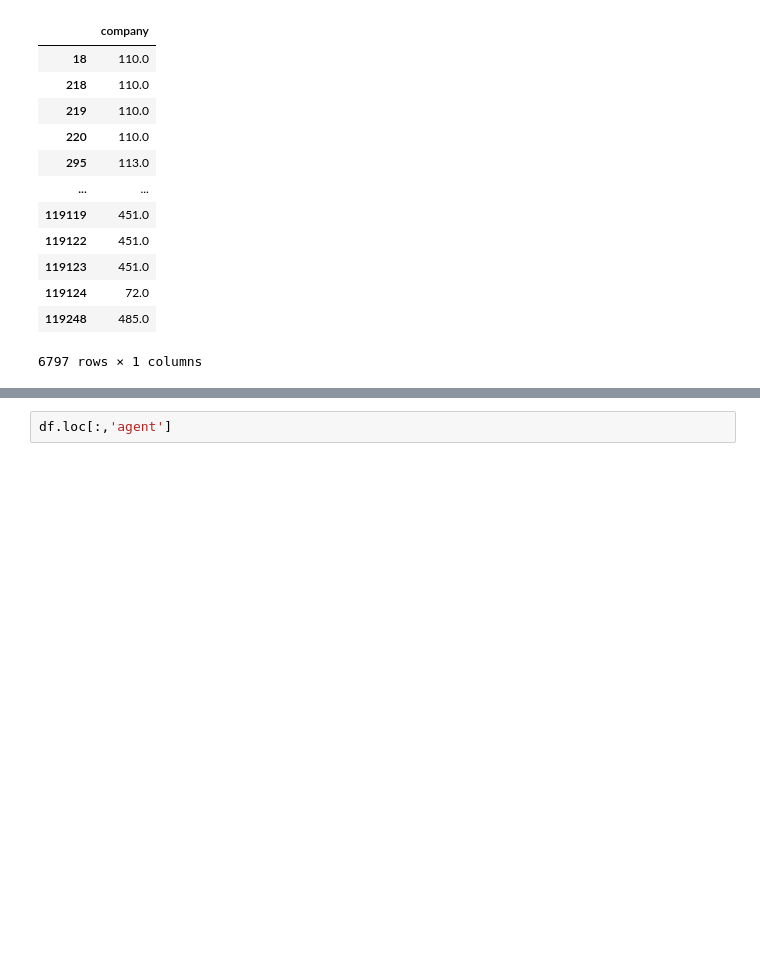
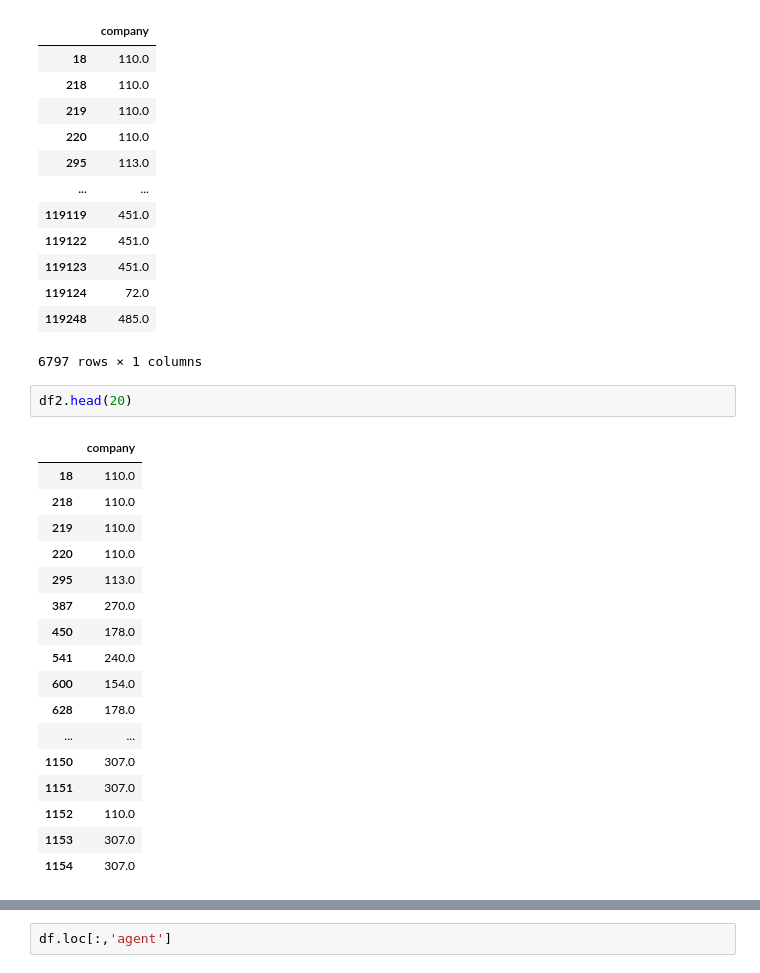
Before and after one commit to Jitesh-333/Capstone_Project, a Jupyter notebook: Hotel_Booking_Analysis_Capstone_Project.ipynb, the cells around one changed output, grey strips where cells are left out. Cells and saved outputs as stored; diff of their text form; blank space fills up the shorter version.

```diff
--- a/Hotel_Booking_Analysis_Capstone_Project.ipynb
+++ b/Hotel_Booking_Analysis_Capstone_Project.ipynb
@@ -131,3 +131,23 @@ df2
 | 119124 | 72.0 |
 | 119248 | 485.0 |
 6797 rows × 1 columns
+# %%
+df2.head(20)
+# %% [output]
+|  | company |
+| 18 | 110.0 |
+| 218 | 110.0 |
+| 219 | 110.0 |
+| 220 | 110.0 |
+| 295 | 113.0 |
+| 387 | 270.0 |
+| 450 | 178.0 |
+| 541 | 240.0 |
+| 600 | 154.0 |
+| 628 | 178.0 |
+| ... | ... |
+| 1150 | 307.0 |
+| 1151 | 307.0 |
+| 1152 | 110.0 |
+| 1153 | 307.0 |
+| 1154 | 307.0 |
```
Also changed, not shown: parts of 2 cells of this notebook.
